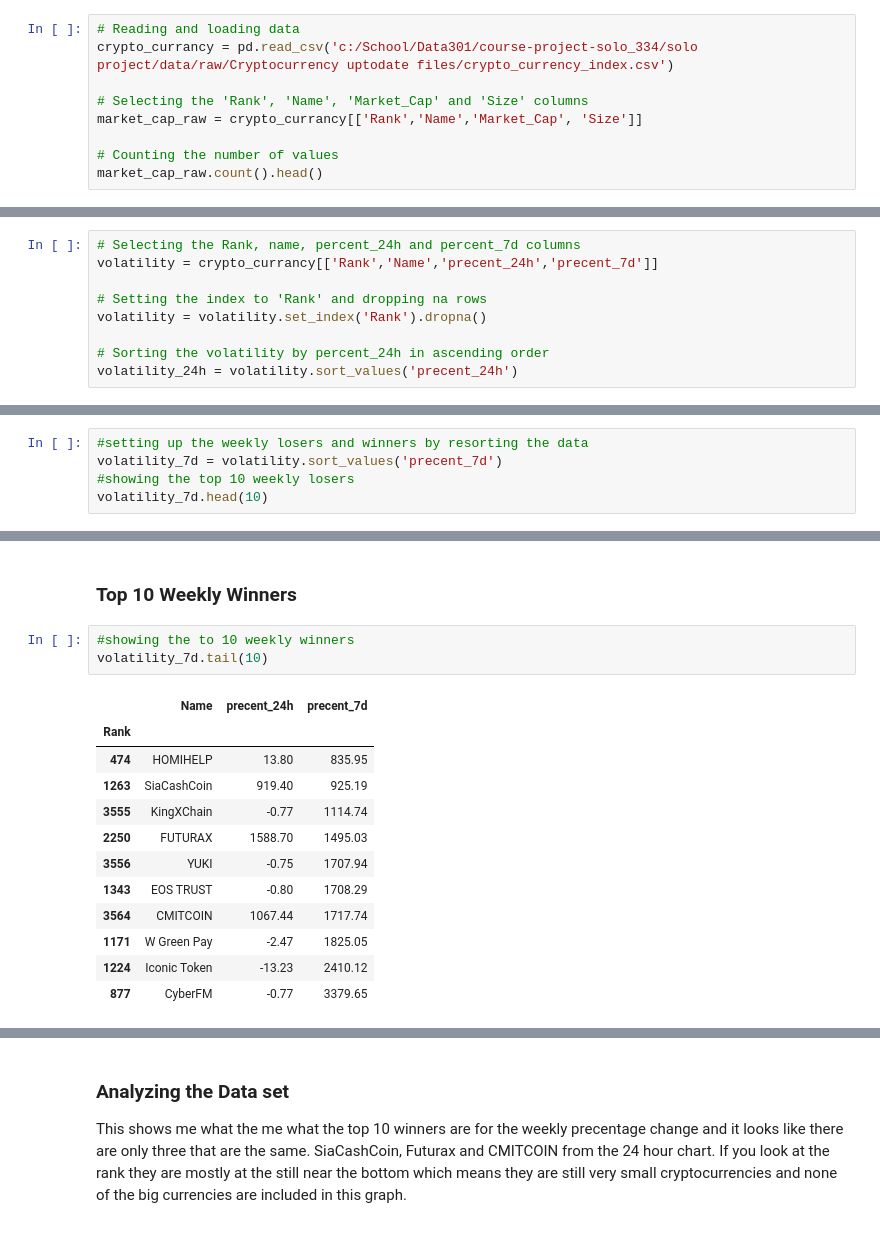
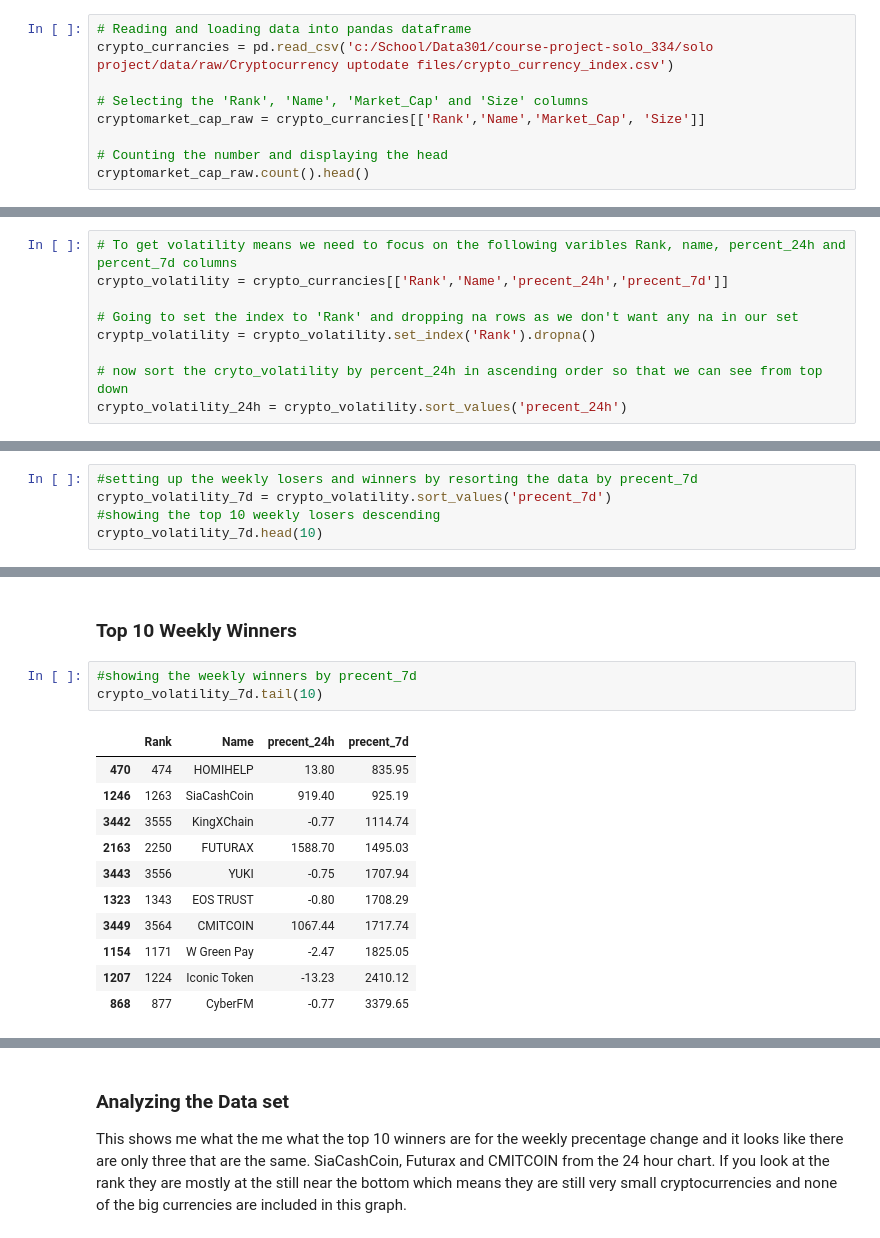
Before and after one commit to data301-2020-winter1/course-project-solo_334, a Jupyter notebook: solo project/Milestone 3/Exploring_Cryptocurrencies2.ipynb, the cells around one changed output, grey strips where cells are left out. Cells and saved outputs as stored; diff of their text form.

```diff
--- a/solo project/Milestone 3/Exploring_Cryptocurrencies2.ipynb
+++ b/solo project/Milestone 3/Exploring_Cryptocurrencies2.ipynb
@@ -43,14 +43,14 @@ I am now going to try and find the volatility of cryptocurrencies in general to
 # %% [markdown]
 <p> I am going to read in the data and select rank and market cap columns to find how many lines there are in the dataset</p>
 # %%
-# Reading and loading data
-crypto_currancy = pd.read_csv('c:/School/Data301/course-project-solo_334/solo project/data/raw/Cryptocurrency uptodate files/crypto_currency_index.csv')
+# Reading and loading data into pandas dataframe
+crypto_currancies = pd.read_csv('c:/School/Data301/course-project-solo_334/solo project/data/raw/Cryptocurrency uptodate files/crypto_currency_index.csv')
 
 # Selecting the 'Rank', 'Name', 'Market_Cap' and 'Size' columns
-market_cap_raw = crypto_currancy[['Rank','Name','Market_Cap', 'Size']]
+cryptomarket_cap_raw = crypto_currancies[['Rank','Name','Market_Cap', 'Size']]
 
-# Counting the number of values
-market_cap_raw.count().head()
+# Counting the number and displaying the head
+cryptomarket_cap_raw.count().head()
 # %% [output]
 Rank          3685
 Name          3685
@@ -152,11 +154,11 @@ Text(0, 0.5, 'USD $')
 ### One of my research questions is about Volatility in cryptocurrencies
 <p> so I want to take the data I have and see what is volatile and what is more stable on the market if there is any stable currencies. We know that most cryptocurrencies are not stable and very volatile but is there a calculated risk that can be taken when looking at these kinds of stocks?</P>
 # %%
-# Selecting the Rank, name, percent_24h and percent_7d columns
-volatility = crypto_currancy[['Rank','Name','precent_24h','precent_7d']]
+# To get volatility means we need to focus on the following varibles Rank, name, percent_24h and percent_7d columns
+crypto_volatility = crypto_currancies[['Rank','Name','precent_24h','precent_7d']]
 
-# Setting the index to 'Rank' and dropping na rows
-volatility = volatility.set_index('Rank').dropna()
+# Going to set the index to 'Rank' and dropping na rows as we don't want any na in our set
+cryptp_volatility = crypto_volatility.set_index('Rank').dropna()
 
-# Sorting the volatility by percent_24h in ascending order
-volatility_24h = volatility.sort_values('precent_24h')
+# now sort the cryto_volatility by percent_24h in ascending order so that we can see from top down
+crypto_volatility_24h = crypto_volatility.sort_values('precent_24h')
@@ -272,8 +304,8 @@ Text(0.5, 0, ' ')
 # %% [markdown]
 ### Top 10 Weekly Losers
 # %%
-#setting up the weekly losers and winners by resorting the data
-volatility_7d = volatility.sort_values('precent_7d')
-#showing the top 10 weekly losers
-volatility_7d.head(10)
+#setting up the weekly losers and winners by resorting the data by precent_7d
+crypto_volatility_7d = crypto_volatility.sort_values('precent_7d')
+#showing the top 10 weekly losers descending
+crypto_volatility_7d.head(10)
 # %% [output]
@@ -306,19 +340,18 @@ losers=(sns.barplot(x = 'Name', y='precent_7d', data= volatility_7d.head(10),  p
 # %% [markdown]
 ### Top 10 Weekly Winners
 # %%
-#showing the to 10 weekly winners
-volatility_7d.tail(10)
+#showing the weekly winners by precent_7d
+crypto_volatility_7d.tail(10)
 # %% [output]
-|  | Name | precent_24h | precent_7d |
-| Rank |  |  |  |
-| 474 | HOMIHELP | 13.80 | 835.95 |
-| 1263 | SiaCashCoin | 919.40 | 925.19 |
-| 3555 | KingXChain | -0.77 | 1114.74 |
-| 2250 | FUTURAX | 1588.70 | 1495.03 |
-| 3556 | YUKI | -0.75 | 1707.94 |
-| 1343 | EOS TRUST | -0.80 | 1708.29 |
-| 3564 | CMITCOIN | 1067.44 | 1717.74 |
-| 1171 | W Green Pay | -2.47 | 1825.05 |
-| 1224 | Iconic Token | -13.23 | 2410.12 |
-| 877 | CyberFM | -0.77 | 3379.65 |
+|  | Rank | Name | precent_24h | precent_7d |
+| 470 | 474 | HOMIHELP | 13.80 | 835.95 |
+| 1246 | 1263 | SiaCashCoin | 919.40 | 925.19 |
+| 3442 | 3555 | KingXChain | -0.77 | 1114.74 |
+| 2163 | 2250 | FUTURAX | 1588.70 | 1495.03 |
+| 3443 | 3556 | YUKI | -0.75 | 1707.94 |
+| 1323 | 1343 | EOS TRUST | -0.80 | 1708.29 |
+| 3449 | 3564 | CMITCOIN | 1067.44 | 1717.74 |
+| 1154 | 1171 | W Green Pay | -2.47 | 1825.05 |
+| 1207 | 1224 | Iconic Token | -13.23 | 2410.12 |
+| 868 | 877 | CyberFM | -0.77 | 3379.65 |
 # %%
```
Also changed, not shown: parts of 53 cells of this notebook, 1 other file.
